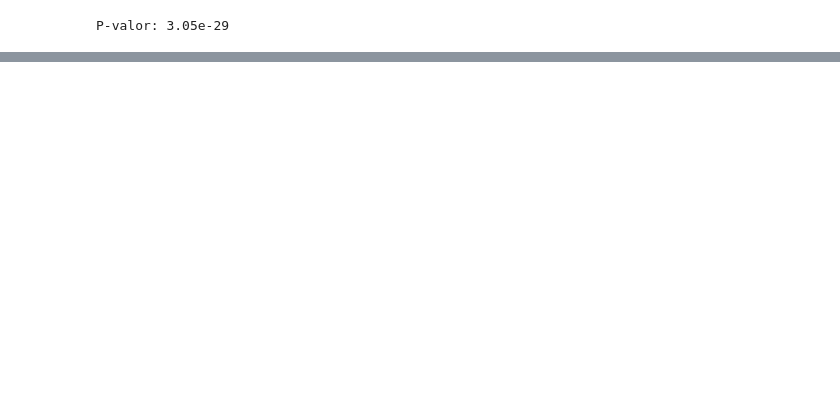
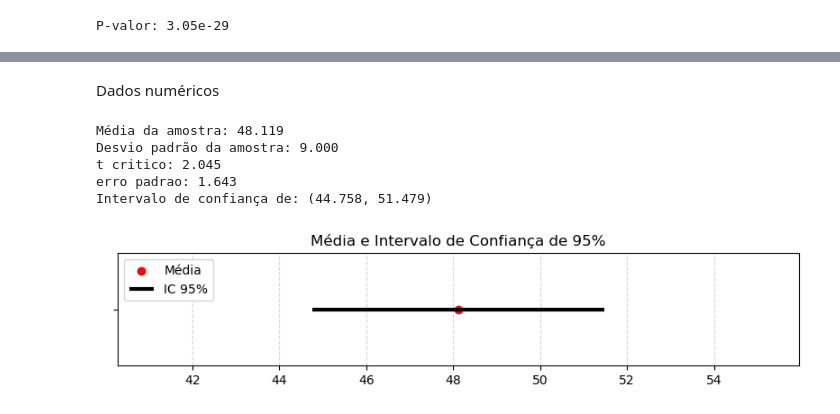
Before and after one commit to nata050818/Fundamentos-de-Intelig-ncia-Computacional-e-Ci-ncia-de-Dados, a Jupyter notebook: Atividade 4/Atividade_4.ipynb, the cells around one changed output, grey strips where cells are left out. Drawn from its saved outputs; the diff is of its cells as text; code cells hidden in the pictures; blank space fills up the shorter version.

Commit message:
E: reproduzindo slides em código
Dados numéricos e dados binários.

```diff
--- a/Atividade 4/Atividade_4.ipynb
+++ b/Atividade 4/Atividade_4.ipynb
@@ -260,0 +267,2 @@ R= O resultado do p_value mostra que há uma diferença significativa alta (3.05
+# %% [markdown]
+Dados numéricos
@@ -260,0 +285,52 @@ R= O resultado do p_value mostra que há uma diferença significativa alta (3.05
+# %%
+import matplotlib.pyplot as plt
+
+def plot_ic(media, limite_inferior, limite_superior, y_val=1):
+    # Criar gráfico
+    plt.figure(figsize=(8, 2))
+
+    # Média como ponto
+    plt.scatter(media, y_val, color='red', label='Média')
+
+    # Linha do intervalo de confiança
+    plt.hlines(y=y_val, xmin=limite_inferior, xmax=limite_superior, colors='black', linewidth=3, label='IC 95%')
+
+    # Ajustes do gráfico
+    plt.yticks([y_val], [' '])
+    plt.xlabel('')
+    plt.title('Média e Intervalo de Confiança de 95%')
+    plt.xlim(limite_inferior - (limite_inferior*0.1), limite_superior + (limite_inferior*0.1))
+    plt.ylim(0.5, 1.5)
+    plt.legend(loc='upper left')
+    plt.grid(axis='x', linestyle='--', alpha=0.5)
+
+    plt.tight_layout()
+    plt.show()
+# %%
+# Calcular média e desvio padrão amostral
+media = np.mean(amostra_A)
+desvio_padrao = np.std(amostra_A, ddof=1)
+n = len(amostra_A)
+
+# Calcular intervalo de confiança de 95% usando t-student
+t_critico = t.ppf(0.975, df=n-1)  # 0.975 porque é 95% (bilateral)
+
+
+erro_padrao = desvio_padrao / np.sqrt(n)
+limite_inferior = media - t_critico * erro_padrao
+limite_superior = media + t_critico * erro_padrao
+
+print(f"Média da amostra: {media:.3f}")
+print(f"Desvio padrão da amostra: {desvio_padrao:.3f}")
+print(f"t critico: {t_critico:.3f}")
+print(f"erro padrao: {erro_padrao:.3f}")
+print(f"Intervalo de confiança de: ({limite_inferior:.3f}, {limite_superior:.3f})")
+
+plot_ic(media, limite_inferior, limite_superior)
+# %% [output]
+Média da amostra: 48.119
+Desvio padrão da amostra: 9.000
+t critico: 2.045
+erro padrao: 1.643
+Intervalo de confiança de: (44.758, 51.479)
+[figure, added]
```
Also changed, not shown: parts of 6 cells of this notebook.
